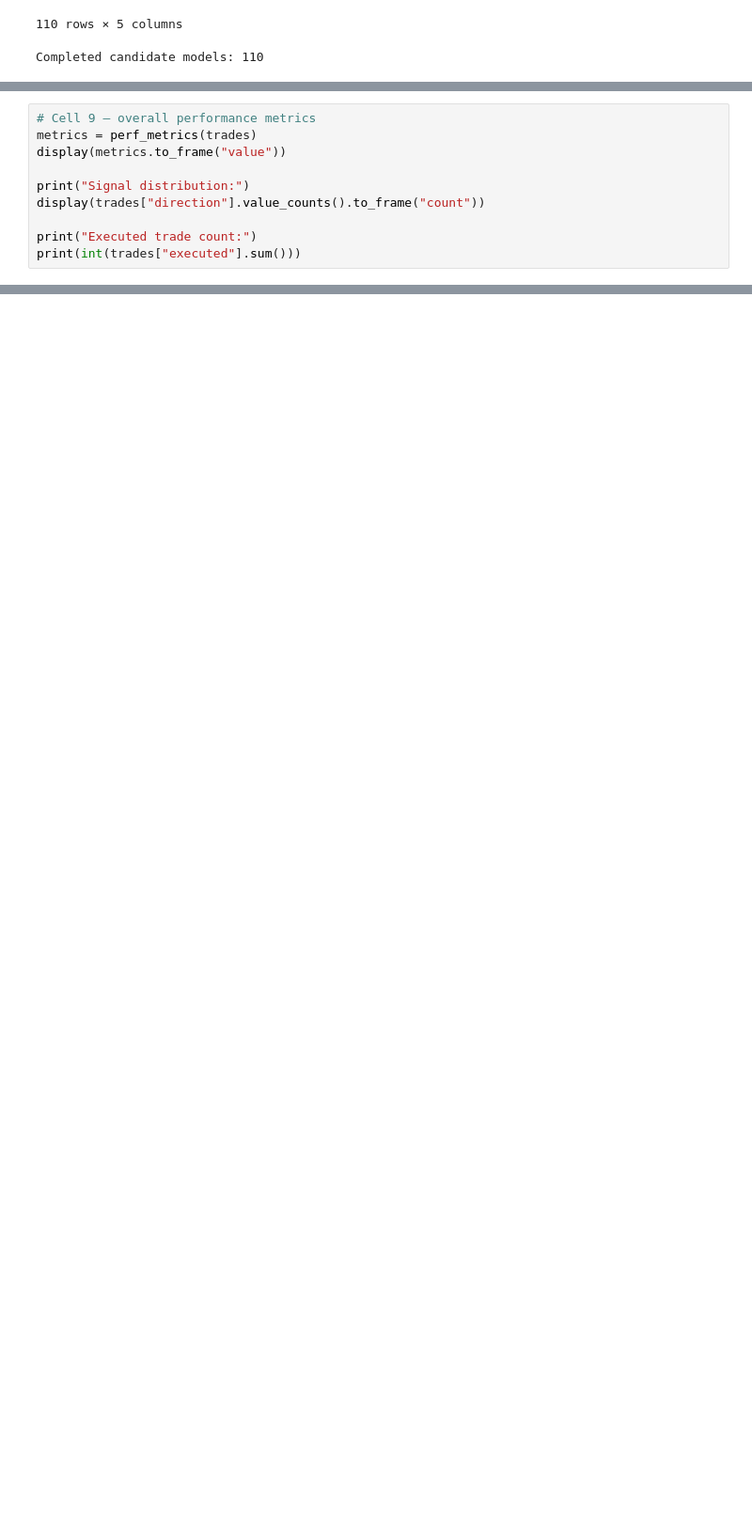
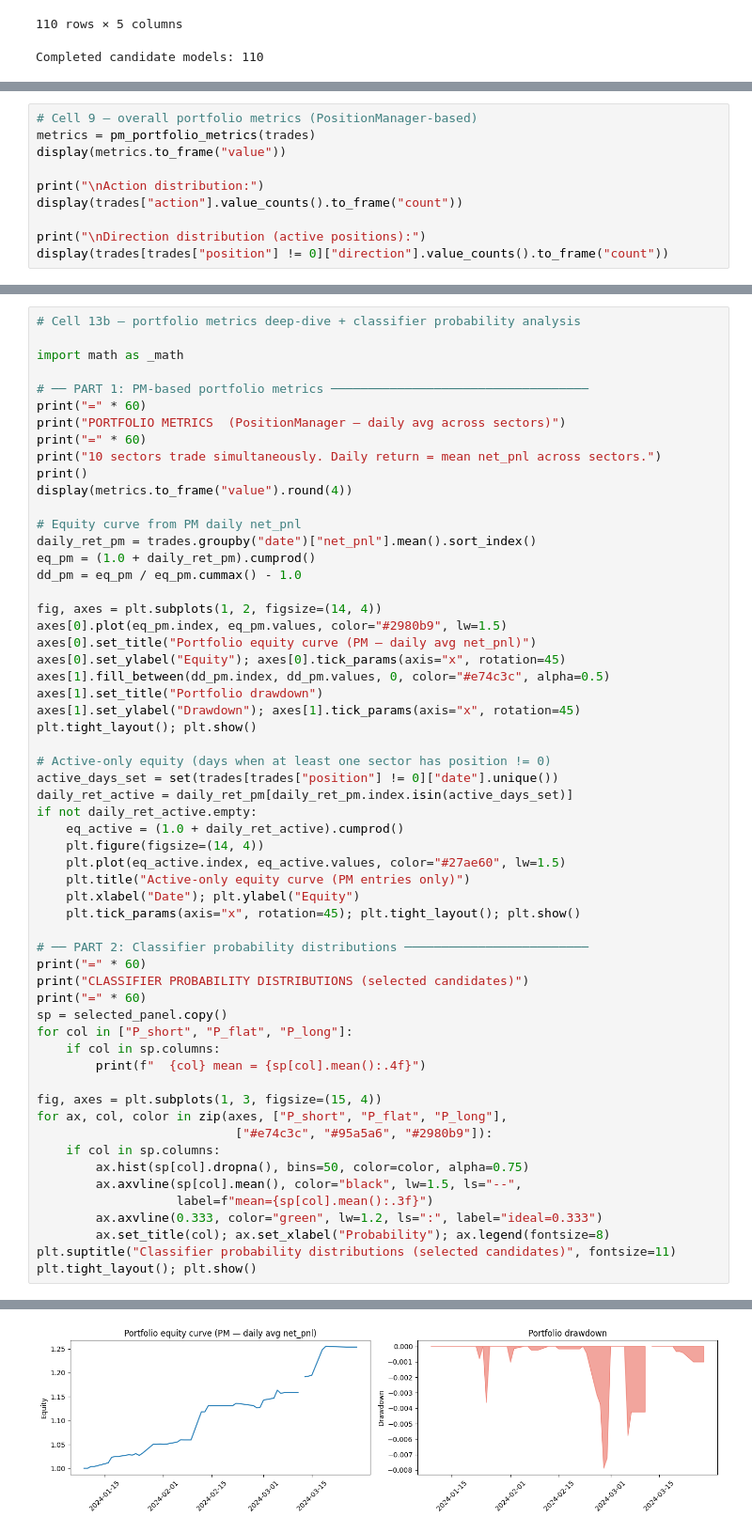
Before and after one commit to razmen3101/algo-trading-project, a Jupyter notebook: DBTS_Train_Only_Diagnostic_FIXED.ipynb, the cells around one changed output, grey strips where cells are left out. Shown at 94% size. Drawn from its saved outputs; the diff is of its cells as text; blank space fills up the shorter version.

```diff
--- a/DBTS_Train_Only_Diagnostic_FIXED.ipynb
+++ b/DBTS_Train_Only_Diagnostic_FIXED.ipynb
@@ -720,10 +750,10 @@ TRAIN-only DBTS dates: 436 | from 2022-07-06 to 2024-03-28
 # %%
-# Cell 9 — overall performance metrics
-metrics = perf_metrics(trades)
+# Cell 9 — overall portfolio metrics (PositionManager-based)
+metrics = pm_portfolio_metrics(trades)
 display(metrics.to_frame("value"))
 
-print("Signal distribution:")
-display(trades["direction"].value_counts().to_frame("count"))
+print("\nAction distribution:")
+display(trades["action"].value_counts().to_frame("count"))
 
-print("Executed trade count:")
-print(int(trades["executed"].sum()))
+print("\nDirection distribution (active positions):")
+display(trades[trades["position"] != 0]["direction"].value_counts().to_frame("count"))
@@ -795,0 +985,59 @@ else:
+# %%
+# Cell 13b — portfolio metrics deep-dive + classifier probability analysis
+
+import math as _math
+
+# ── PART 1: PM-based portfolio metrics ───────────────────────────────────
+print("=" * 60)
+print("PORTFOLIO METRICS  (PositionManager — daily avg across sectors)")
+print("=" * 60)
+print("10 sectors trade simultaneously. Daily return = mean net_pnl across sectors.")
+print()
+display(metrics.to_frame("value").round(4))
+
+# Equity curve from PM daily net_pnl
+daily_ret_pm = trades.groupby("date")["net_pnl"].mean().sort_index()
+eq_pm = (1.0 + daily_ret_pm).cumprod()
+dd_pm = eq_pm / eq_pm.cummax() - 1.0
+
+fig, axes = plt.subplots(1, 2, figsize=(14, 4))
+axes[0].plot(eq_pm.index, eq_pm.values, color="#2980b9", lw=1.5)
+axes[0].set_title("Portfolio equity curve (PM — daily avg net_pnl)")
+axes[0].set_ylabel("Equity"); axes[0].tick_params(axis="x", rotation=45)
+axes[1].fill_between(dd_pm.index, dd_pm.values, 0, color="#e74c3c", alpha=0.5)
+axes[1].set_title("Portfolio drawdown")
+axes[1].set_ylabel("Drawdown"); axes[1].tick_params(axis="x", rotation=45)
+plt.tight_layout(); plt.show()
+
+# Active-only equity (days when at least one sector has position != 0)
+active_days_set = set(trades[trades["position"] != 0]["date"].unique())
+daily_ret_active = daily_ret_pm[daily_ret_pm.index.isin(active_days_set)]
+if not daily_ret_active.empty:
+    eq_active = (1.0 + daily_ret_active).cumprod()
+    plt.figure(figsize=(14, 4))
+    plt.plot(eq_active.index, eq_active.values, color="#27ae60", lw=1.5)
+    plt.title("Active-only equity curve (PM entries only)")
+    plt.xlabel("Date"); plt.ylabel("Equity")
+    plt.tick_params(axis="x", rotation=45); plt.tight_layout(); plt.show()
+
+# ── PART 2: Classifier probability distributions ─────────────────────────
+print("=" * 60)
+print("CLASSIFIER PROBABILITY DISTRIBUTIONS (selected candidates)")
+print("=" * 60)
+sp = selected_panel.copy()
+for col in ["P_short", "P_flat", "P_long"]:
+    if col in sp.columns:
+        print(f"  {col} mean = {sp[col].mean():.4f}")
+
+fig, axes = plt.subplots(1, 3, figsize=(15, 4))
+for ax, col, color in zip(axes, ["P_short", "P_flat", "P_long"],
+                           ["#e74c3c", "#95a5a6", "#2980b9"]):
+    if col in sp.columns:
+        ax.hist(sp[col].dropna(), bins=50, color=color, alpha=0.75)
+        ax.axvline(sp[col].mean(), color="black", lw=1.5, ls="--",
+                   label=f"mean={sp[col].mean():.3f}")
+        ax.axvline(0.333, color="green", lw=1.2, ls=":", label="ideal=0.333")
+        ax.set_title(col); ax.set_xlabel("Probability"); ax.legend(fontsize=8)
+plt.suptitle("Classifier probability distributions (selected candidates)", fontsize=11)
+plt.tight_layout(); plt.show()
+# %% [output]
@@ -795,0 +1062 @@ else:
+[figure, added]
```
Also changed, not shown: parts of 18 cells of this notebook, 3 other files.
